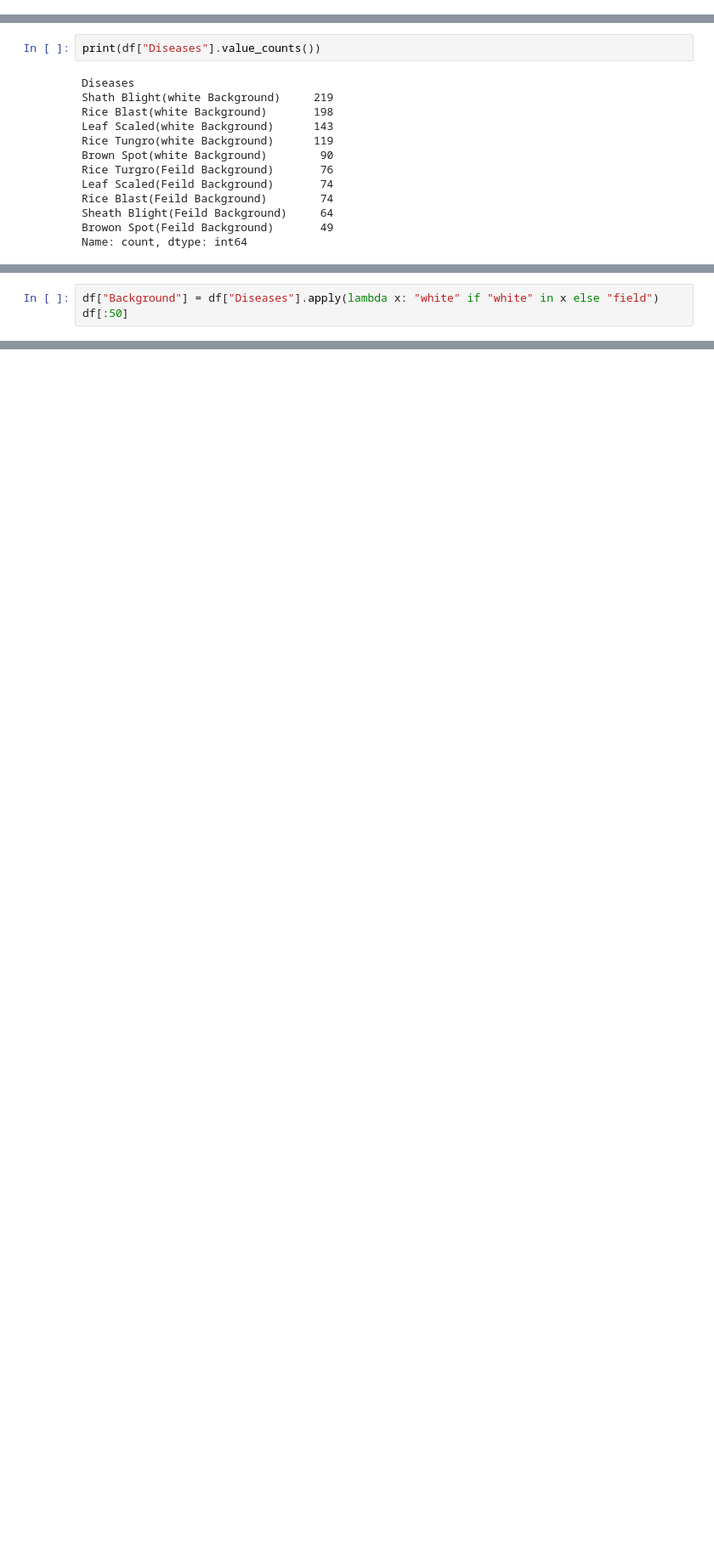
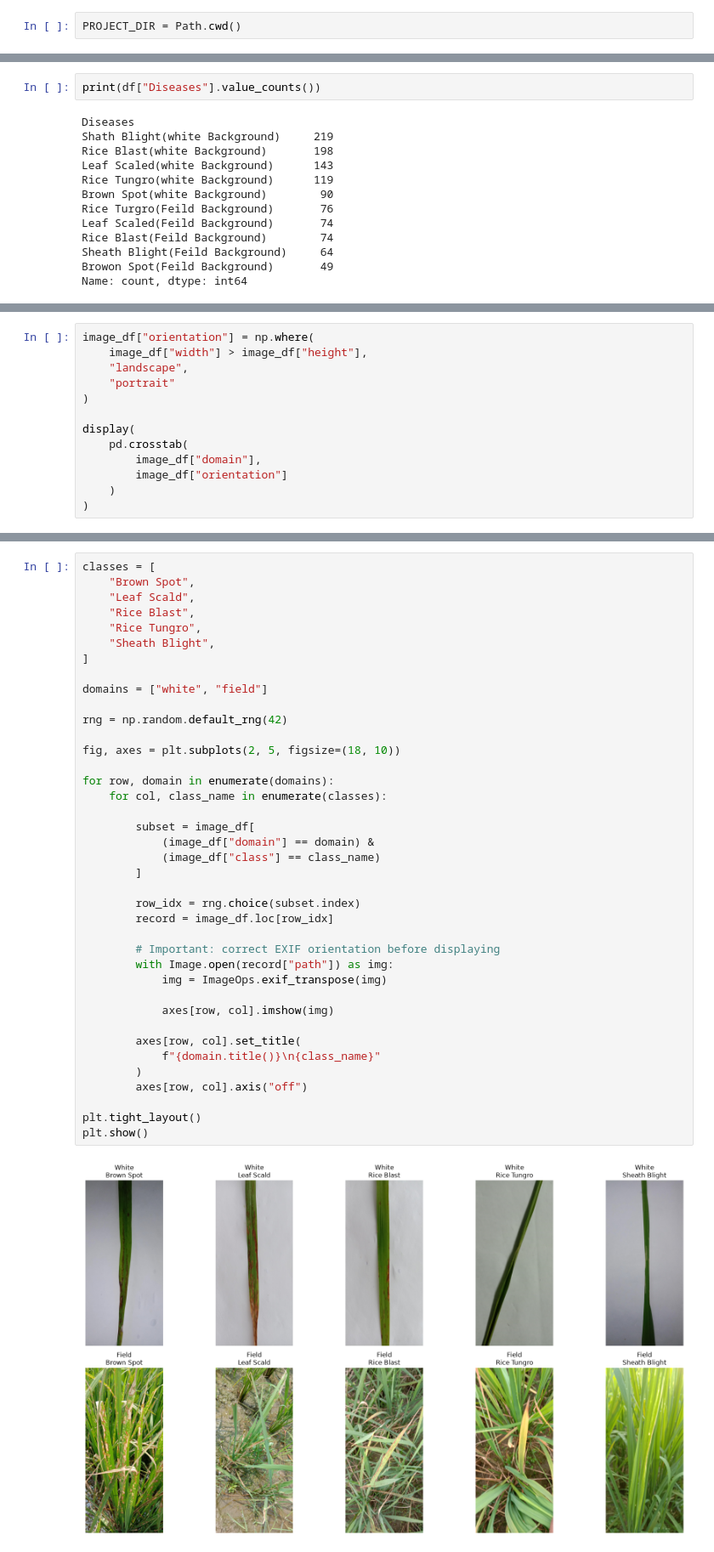
Before and after one commit to nattatatatan/cv-rice-leaf-disease-classification, a Jupyter notebook: dataset.ipynb, the cells around one changed output, grey strips where cells are left out. Shown at 85% size. Saved outputs shown, nothing was run; the diff lists cells and outputs as text; blank space fills up the shorter version.

```diff
--- a/dataset.ipynb
+++ b/dataset.ipynb
@@ -9,3 +11,5 @@ import matplotlib.pyplot as plt
+# %%
+PROJECT_DIR = Path.cwd()
 # %%
 CSV_PATH = Path("Dhan-Shomadhan/Dhan-Shomadhan_picture_Information.csv")
 
@@ -78,3 +115,0 @@ background = ["White Background", 'Field Background']
-# %%
-df["Background"] = df["Diseases"].apply(lambda x: "white" if "white" in x else "field")
-df[:50]
@@ -106,0 +360,13 @@ KeyError: 'Background'
+# %%
+image_df["orientation"] = np.where(
+    image_df["width"] > image_df["height"],
+    "landscape",
+    "portrait"
+)
+
+display(
+    pd.crosstab(
+        image_df["domain"],
+        image_df["orientation"]
+    )
+)
@@ -106,0 +495,41 @@ KeyError: 'Background'
+# %%
+classes = [
+    "Brown Spot",
+    "Leaf Scald",
+    "Rice Blast",
+    "Rice Tungro",
+    "Sheath Blight",
+]
+
+domains = ["white", "field"]
+
+rng = np.random.default_rng(42)
+
+fig, axes = plt.subplots(2, 5, figsize=(18, 10))
+
+for row, domain in enumerate(domains):
+    for col, class_name in enumerate(classes):
+
+        subset = image_df[
+            (image_df["domain"] == domain) &
+            (image_df["class"] == class_name)
+        ]
+
+        row_idx = rng.choice(subset.index)
+        record = image_df.loc[row_idx]
+
+        # Important: correct EXIF orientation before displaying
+        with Image.open(record["path"]) as img:
+            img = ImageOps.exif_transpose(img)
+
+            axes[row, col].imshow(img)
+
+        axes[row, col].set_title(
+            f"{domain.title()}\n{class_name}"
+        )
+        axes[row, col].axis("off")
+
+plt.tight_layout()
+plt.show()
+# %% [output]
+[figure, added]
```
Also changed, not shown: parts of 26 cells of this notebook.
